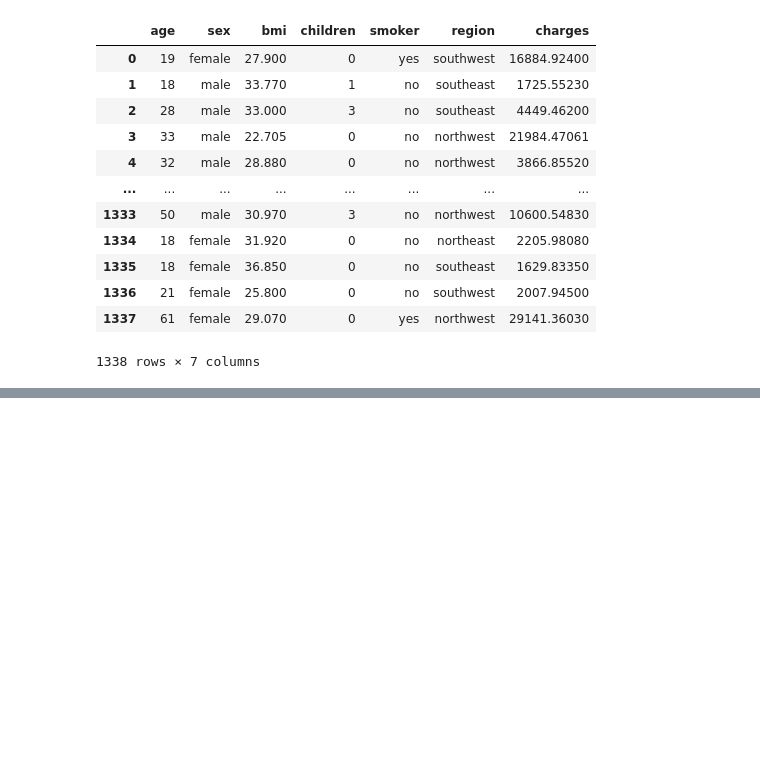
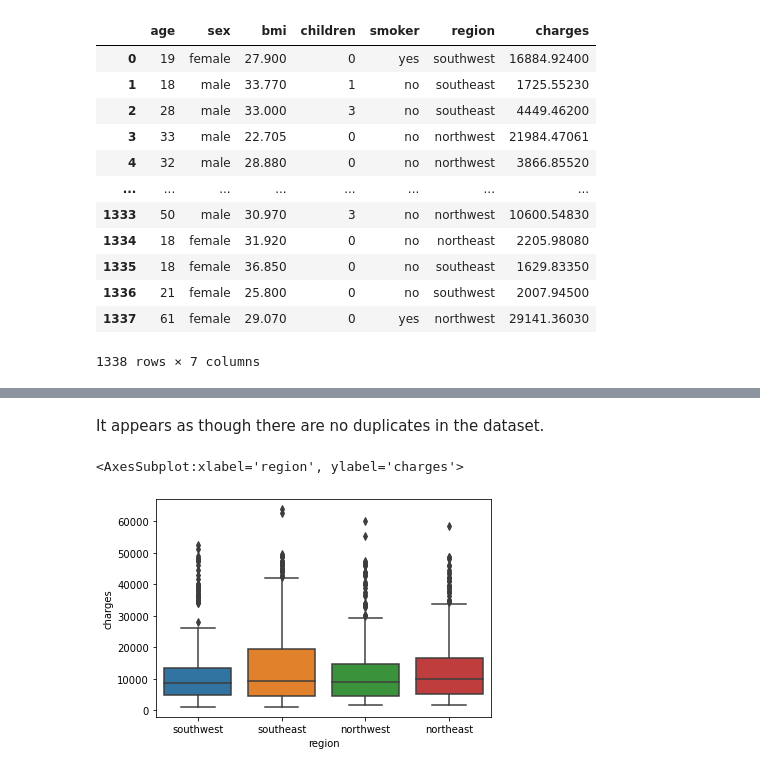
Before and after one commit to data301-2021-winter1/project-group10-project, a Jupyter notebook: notebooks/analysis1.ipynb, the cells around one changed output, grey strips where cells are left out. Saved outputs shown, nothing was run; the diff lists cells and outputs as text; code cells hidden in the pictures; blank space fills up the shorter version.

```diff
--- a/notebooks/analysis1.ipynb
+++ b/notebooks/analysis1.ipynb
@@ -26,0 +76,7 @@ data
+# %% [markdown]
+It appears as though there are no duplicates in the dataset.
+# %%
+sns.boxplot(x="region",y="charges",data=data)
+# %% [output]
+<AxesSubplot:xlabel='region', ylabel='charges'>
+[figure, added]
```
Also changed, not shown: parts of 35 cells of this notebook.
